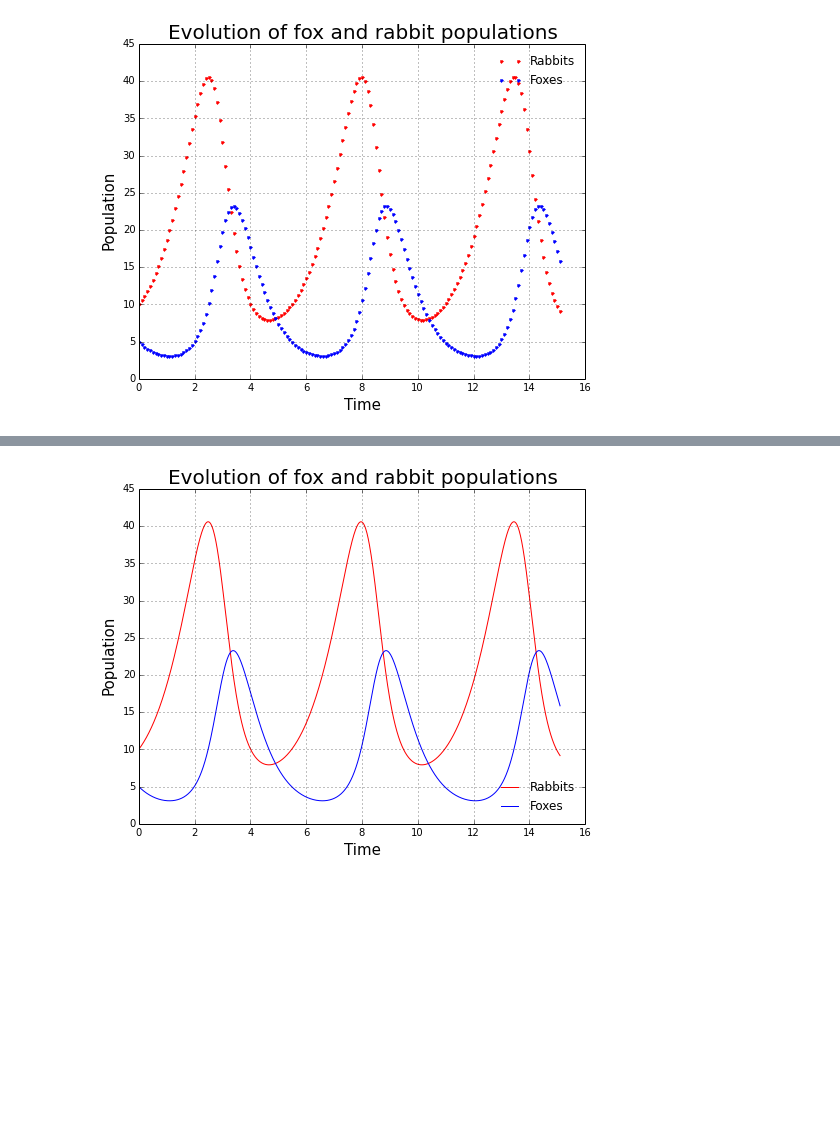
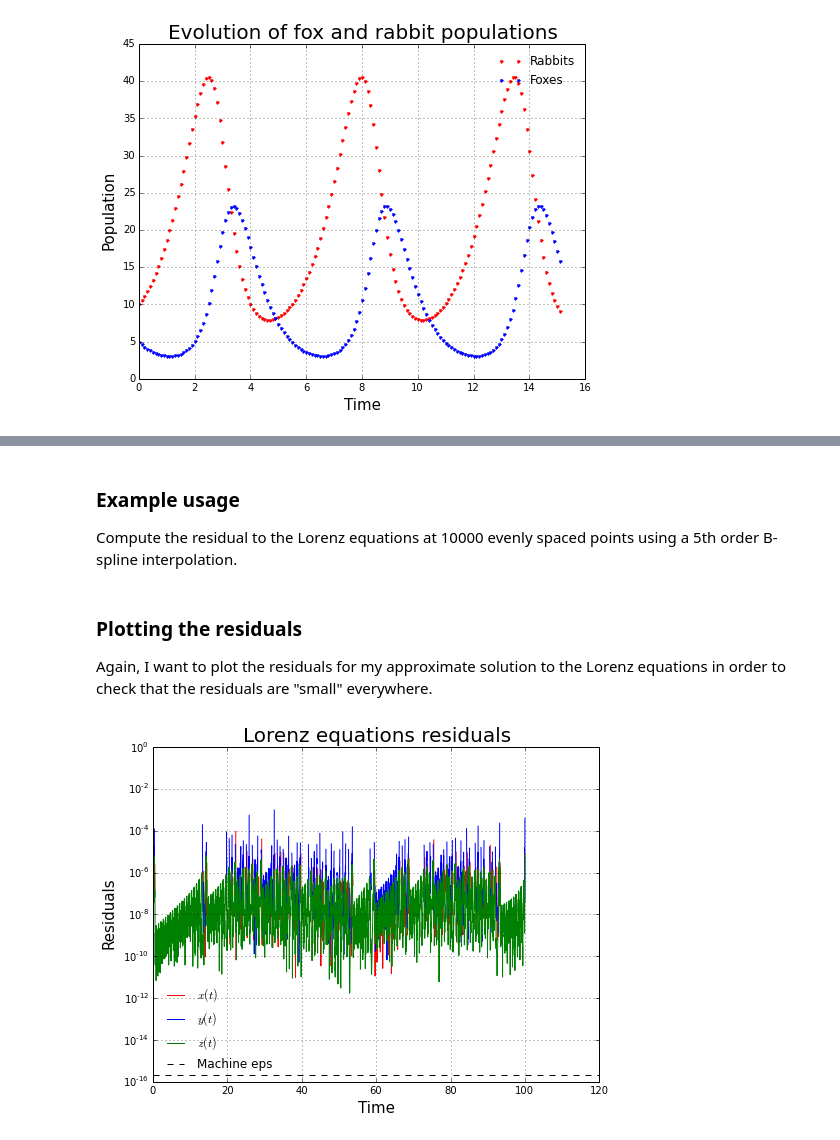
Before and after one commit to QuantEcon/QuantEcon.py, a Jupyter notebook: examples/solving_initial_value_problems.ipynb, the cells around one changed output, grey strips where cells are left out. Drawn from its saved outputs; the diff is of its cells as text; code cells hidden in the pictures; blank space fills up the shorter version.

```diff
--- a/examples/solving_initial_value_problems.ipynb
+++ b/examples/solving_initial_value_problems.ipynb
@@ -211,0 +571,6 @@ Approximate the solution to the Lotka-Volterra model at 1000 evenly spaced point
+# %%
+# declare and initial condition
+t0, X0 = 0.0, np.array([1.0, 1.0, 1.0])
+
+solution = lorenz_ivp.solve(t0, X0, h=1e-2, T=100, integrator='dop853',
+                            atol=1e-12, rtol=1e-9)
@@ -212,6 +603,6 @@ Approximate the solution to the Lotka-Volterra model at 1000 evenly spaced point
 # %%
 # define the desired interpolation points...
-ti = np.linspace(t0, solution[-1, 0], 1000)
+ti = np.linspace(t0, solution[-1, 0], 1e4)
 
 # ...and interpolate!
-interp_solution = lotka_volterra_ivp.interpolate(solution, ti, k=5, ext=2)
+interp_solution = lorenz_ivp.interpolate(solution, ti, k=5, ext=2)
@@ -220,22 +647,37 @@ interp_solution = lotka_volterra_ivp.interpolate(solution, ti, k=5, ext=2)
+# %% [markdown]
+### Example usage
+Compute the residual to the Lorenz equations at 10000 evenly spaced points using a 5th order B-spline interpolation.
+# %%
+# compute the residual
+ti = np.linspace(0, solution[-1,0], 10000)
+residual = lorenz_ivp.compute_residual(solution, ti, k=5)
+# %% [markdown]
+### Plotting the residuals
+Again, I want to plot the residuals for my approximate solution to the Lorenz equations in order to check that the residuals are "small" everywhere.
 # %%
-# extract the components of the solution
-ti = interp_solution[:, 0]
-rabbits = interp_solution[:, 1]
-foxes = interp_solution[:, 2]
+# extract the raw residuals
+x_residuals = residual[:, 1]
+y_residuals = residual[:, 2]
+z_residuals = residual[:, 3]
 
-# make the plot
+# typically, normalize residual by the level of the variable
+norm_x_residuals = np.abs(x_residuals) / x_vals
+norm_y_residuals = np.abs(y_residuals) / y_vals
+norm_z_residuals = np.abs(z_residuals) / z_vals
+
+# create the plot
 fig = plt.figure(figsize=(8, 6))
-
-plt.plot(ti, rabbits, 'r-', label='Rabbits')
-plt.plot(ti, foxes  , 'b-', label='Foxes')
-
+plt.plot(ti, norm_x_residuals, 'r-', label='$x(t)$')
+plt.plot(ti, norm_y_residuals, 'b-', label='$y(t)$')
+plt.plot(ti, norm_z_residuals, 'g-', label='$z(t)$')
+plt.axhline(np.finfo('float').eps, linestyle='dashed', color='k', label='Machine eps')
 plt.xlabel('Time', fontsize=15)
-plt.ylabel('Population', fontsize=15)
-plt.title('Evolution of fox and rabbit populations', fontsize=20)
-
+plt.ylim(1e-16, 1)
+plt.ylabel('Residuals', fontsize=15)
+plt.yscale('log')
+plt.title('Lorenz equations residuals', fontsize=20)
+plt.grid()
 plt.legend(loc='best', frameon=False)
-plt.grid()
-
 plt.show()
 # %% [output]
-[figure, old version]
+[figure, new version]
```
Also changed, not shown: parts of 56 cells of this notebook, 1 other file.
